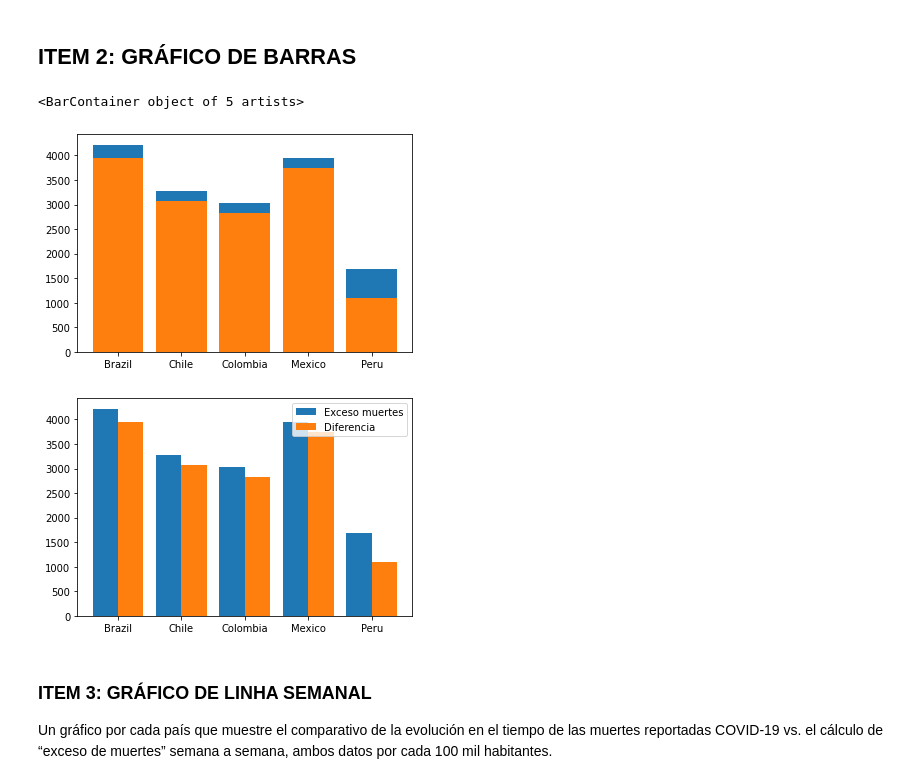
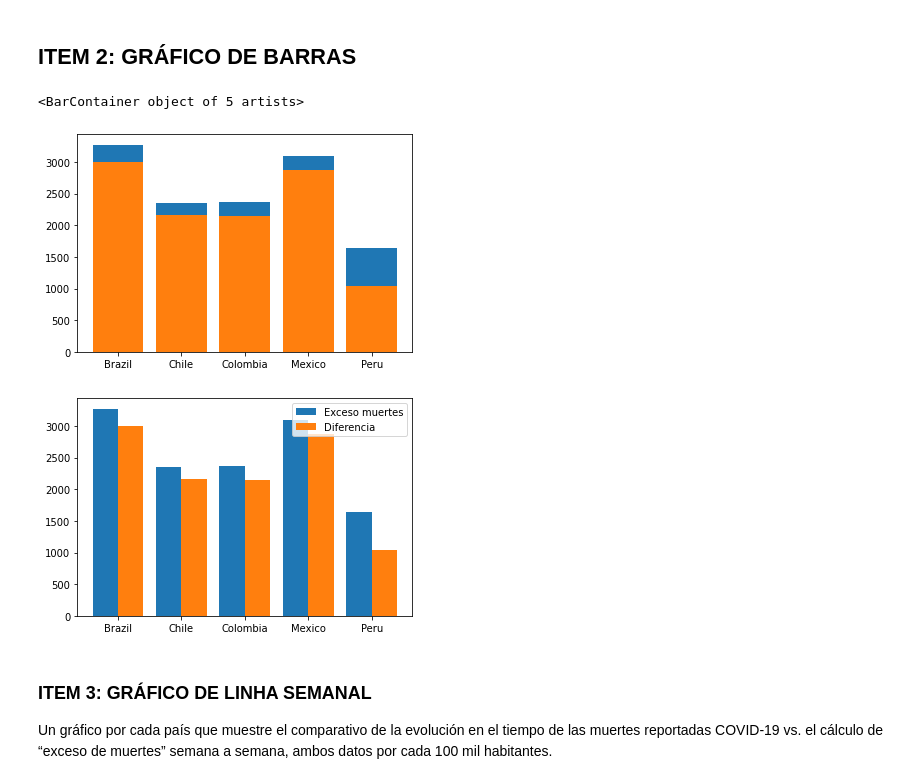
Before and after one commit to marcodeamicis/proyecto_covid, a Jupyter notebook: notebooks/1_business_and_data_understanding_amicis.ipynb, the cells around one changed output. Saved outputs shown, nothing was run; the diff lists cells and outputs as text; code cells hidden in the pictures.

```diff
--- a/notebooks/1_business_and_data_understanding_amicis.ipynb
+++ b/notebooks/1_business_and_data_understanding_amicis.ipynb
@@ -112,0 +182,3 @@ df_muertes_agg
+# %%
+df_muertes_agg2['muertes_covid_por_cada_100.000hab'] = round(df_muertes_agg2['total_muertes_reportadas_por_covid']/df_muertes_agg2['poblacion']*100000, 2)
+df_muertes_agg2
@@ -112,0 +192,3 @@ df_muertes_agg
+# %%
+df_muertes_agg2['exceso_muertes_por_cada_100.000hab'] = round(df_muertes_agg2['exceso_muertes']/df_muertes_agg2['poblacion']*100000, 2)
+df_muertes_agg2
@@ -112,0 +202,3 @@ df_muertes_agg
+# %%
+df_muertes_agg2['diferencia_entre_cifras'] = df_muertes_agg2['exceso_muertes_por_cada_100.000hab'] - df_muertes_agg2['muertes_covid_por_cada_100.000hab']
+df_muertes_agg2
@@ -121,16 +217,19 @@ y = df_muertes_agg[['exceso muertes por cada 100.000 hab', 'diferencia entre cif
+# %%
+x = df_muertes_agg2['pais']
+y = df_muertes_agg2[['diferencia_entre_cifras', 'exceso_muertes_por_cada_100.000hab']]
 # %%
-plt.bar(x=x, height=y['exceso muertes por cada 100.000 hab'])
-plt.bar(x=x, height=y['diferencia entre cifras'])
+plt.bar(x=x, height=y['exceso_muertes_por_cada_100.000hab'])
+plt.bar(x=x, height=y['diferencia_entre_cifras'])
 # %% [output]
 <BarContainer object of 5 artists>
-[figure, old version]
+[figure, new version]
 # %%
 x_axis = np.arange(len(x))
 
 # Multi bar Chart
 
-plt.bar(x_axis -0.2, y['exceso muertes por cada 100.000 hab'], width=0.4, label = 'Exceso muertes')
-plt.bar(x_axis +0.2, y['diferencia entre cifras'], width=0.4, label = 'Diferencia')
+plt.bar(x_axis -0.2, y['exceso_muertes_por_cada_100.000hab'], width=0.4, label = 'Exceso muertes')
+plt.bar(x_axis +0.2, y['diferencia_entre_cifras'], width=0.4, label = 'Diferencia')
 
 # Xticks
 
@@ -144,7 +243,7 @@ plt.legend(loc='upper right')
 
 plt.show()
 # %% [output]
-[figure, old version]
+[figure, new version]
 # %% [markdown]
 ### ITEM 3: GRÁFICO DE LINHA SEMANAL
 
```
Also changed, not shown: parts of 27 cells of this notebook.
